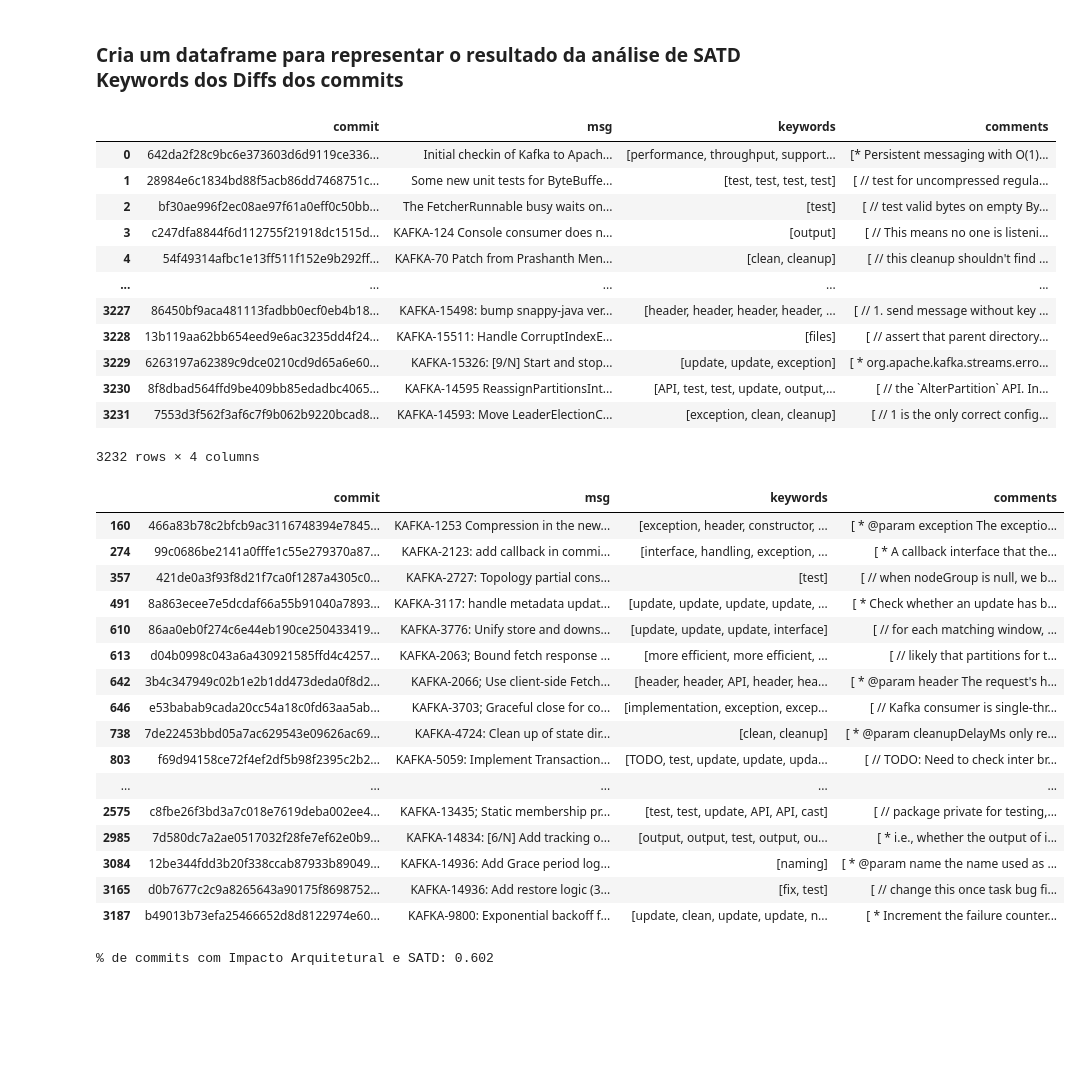
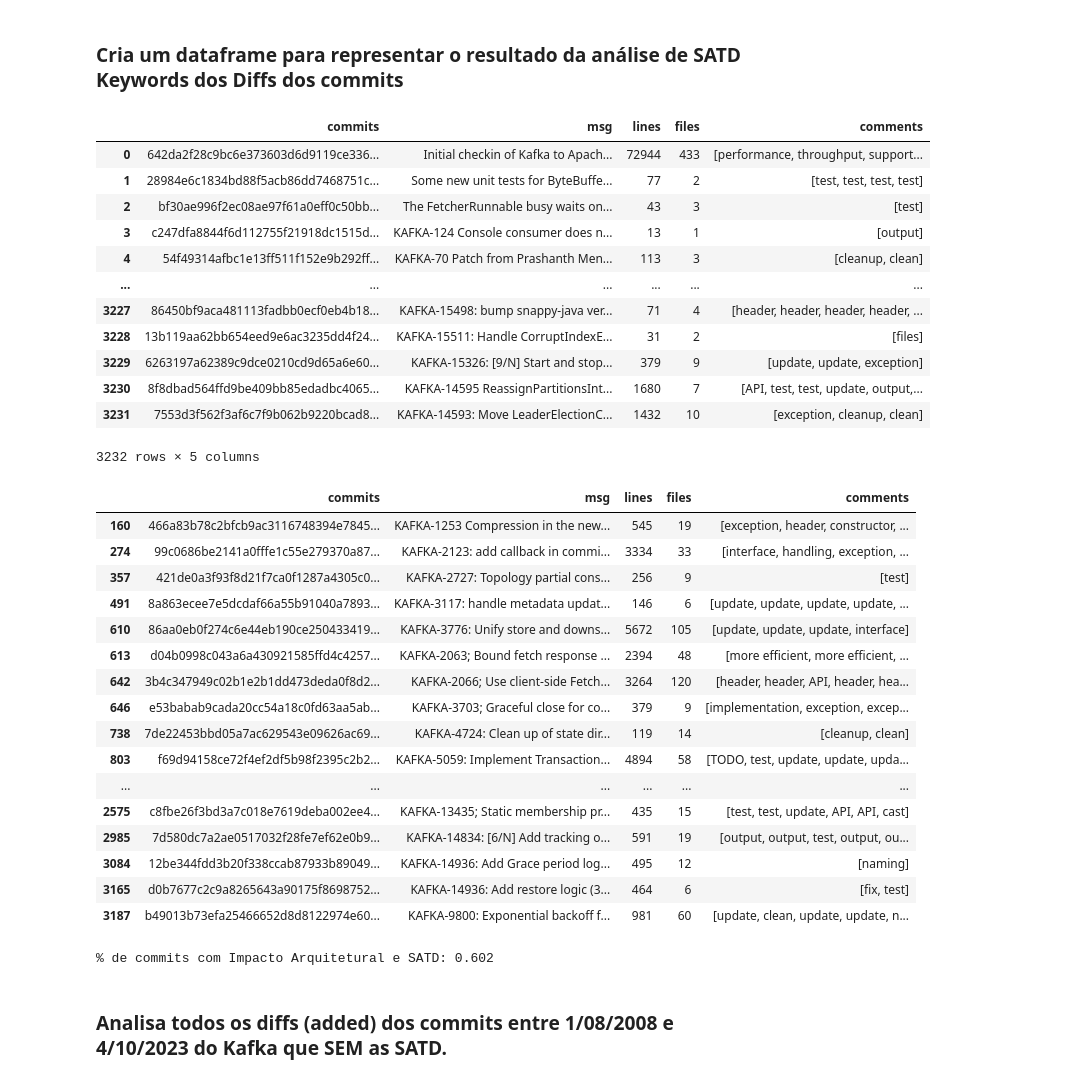
Before and after one commit to armandossrecife/my_validation, a Jupyter notebook: my_satd_kafka.ipynb, the cells around one changed output. Saved outputs shown, nothing was run; the diff lists cells and outputs as text; code cells hidden in the pictures; blank space fills up the shorter version.

```diff
--- a/my_satd_kafka.ipynb
+++ b/my_satd_kafka.ipynb
@@ -267,55 +339,57 @@ Aguarde...
 # %% [markdown]
 ### Cria um dataframe para representar o resultado da análise de SATD Keywords dos Diffs dos commits
 # %%
-l_commits, l_msgs, l_keywords, l_comments = [], [], [], []
+l_commits, l_msgs, l_lines, l_files, l_comments = [], [], [], [], []
 
 for k, v in dict_commit_diffs.items():
-  l_commits.append(k)
-  l_msgs.append(v[0])
-  l_keywords.append(v[1])
-  l_comments.append(v[2])
+    l_commits.append(k)
+    l_msgs.append(v[0])
+    l_lines.append(v[1])
+    l_files.append(v[2])
+    l_comments.append(v[3])
 
 dict_commit_diffs_aux = {
-    'commit': l_commits,
+    'commits': l_commits,
     'msg': l_msgs,
-    'keywords': l_keywords,
+    'lines': l_lines,
+    'files': l_files,
     'comments': l_comments
 }
 
 df_commit_diffs_aux = pd.DataFrame(dict_commit_diffs_aux)
 df_commit_diffs_aux
 # %% [output]
-|  | commit | msg | keywords | comments |
-| 0 | 642da2f28c9bc6e373603d6d9119ce336... | Initial checkin of Kafka to Apach... | [performance, throughput, support... | [* Persistent messaging with O(1)... |
-| 1 | 28984e6c1834bd88f5acb86dd7468751c... | Some new unit tests for ByteBuffe... | [test, test, test, test] | [ // test for uncompressed regula... |
-| 2 | bf30ae996f2ec08ae97f61a0eff0c50bb... | The FetcherRunnable busy waits on... | [test] | [ // test valid bytes on empty By... |
-| 3 | c247dfa8844f6d112755f21918dc1515d... | KAFKA-124 Console consumer does n... | [output] | [ // This means no one is listeni... |
-| 4 | 54f49314afbc1e13ff511f152e9b292ff... | KAFKA-70 Patch from Prashanth Men... | [clean, cleanup] | [ // this cleanup shouldn't find ... |
-| ... | ... | ... | ... | ... |
-| 3227 | 86450bf9aca481113fadbb0ecf0eb4b18... | KAFKA-15498: bump snappy-java ver... | [header, header, header, header, ... | [ // 1. send message without key ... |
-| 3228 | 13b119aa62bb654eed9e6ac3235dd4f24... | KAFKA-15511: Handle CorruptIndexE... | [files] | [ // assert that parent directory... |
-| 3229 | 6263197a62389c9dce0210cd9d65a6e60... | KAFKA-15326: [9/N] Start and stop... | [update, update, exception] | [ * org.apache.kafka.streams.erro... |
-| 3230 | 8f8dbad564ffd9be409bb85edadbc4065... | KAFKA-14595 ReassignPartitionsInt... | [API, test, test, update, output,... | [ // the `AlterPartition` API. In... |
-| 3231 | 7553d3f562f3af6c7f9b062b9220bcad8... | KAFKA-14593: Move LeaderElectionC... | [exception, clean, cleanup] | [ // 1 is the only correct config... |
+|  | commits | msg | lines | files | comments |
+| 0 | 642da2f28c9bc6e373603d6d9119ce336... | Initial checkin of Kafka to Apach... | 72944 | 433 | [performance, throughput, support... |
+| 1 | 28984e6c1834bd88f5acb86dd7468751c... | Some new unit tests for ByteBuffe... | 77 | 2 | [test, test, test, test] |
+| 2 | bf30ae996f2ec08ae97f61a0eff0c50bb... | The FetcherRunnable busy waits on... | 43 | 3 | [test] |
+| 3 | c247dfa8844f6d112755f21918dc1515d... | KAFKA-124 Console consumer does n... | 13 | 1 | [output] |
+| 4 | 54f49314afbc1e13ff511f152e9b292ff... | KAFKA-70 Patch from Prashanth Men... | 113 | 3 | [cleanup, clean] |
+| ... | ... | ... | ... | ... | ... |
+| 3227 | 86450bf9aca481113fadbb0ecf0eb4b18... | KAFKA-15498: bump snappy-java ver... | 71 | 4 | [header, header, header, header, ... |
+| 3228 | 13b119aa62bb654eed9e6ac3235dd4f24... | KAFKA-15511: Handle CorruptIndexE... | 31 | 2 | [files] |
+| 3229 | 6263197a62389c9dce0210cd9d65a6e60... | KAFKA-15326: [9/N] Start and stop... | 379 | 9 | [update, update, exception] |
+| 3230 | 8f8dbad564ffd9be409bb85edadbc4065... | KAFKA-14595 ReassignPartitionsInt... | 1680 | 7 | [API, test, test, update, output,... |
+| 3231 | 7553d3f562f3af6c7f9b062b9220bcad8... | KAFKA-14593: Move LeaderElectionC... | 1432 | 10 | [exception, cleanup, clean] |
-3232 rows × 4 columns
+3232 rows × 5 columns
 # %%
-df_kafka_commits_issues_yes_ai = df_commit_diffs_aux[df_commit_diffs_aux.commit.isin(lista_kafka_commits_issues_yes_ai)]
+df_kafka_commits_issues_yes_ai = df_commit_diffs_aux[df_commit_diffs_aux.commits.isin(lista_kafka_commits_issues_yes_ai)]
 df_kafka_commits_issues_yes_ai
 # %% [output]
-|  | commit | msg | keywords | comments |
-| 160 | 466a83b78c2bfcb9ac3116748394e7845... | KAFKA-1253 Compression in the new... | [exception, header, constructor, ... | [ * @param exception The exceptio... |
-| 274 | 99c0686be2141a0fffe1c55e279370a87... | KAFKA-2123: add callback in commi... | [interface, handling, exception, ... | [ * A callback interface that the... |
-| 357 | 421de0a3f93f8d21f7ca0f1287a4305c0... | KAFKA-2727: Topology partial cons... | [test] | [ // when nodeGroup is null, we b... |
-| 491 | 8a863ecee7e5dcdaf66a55b91040a7893... | KAFKA-3117: handle metadata updat... | [update, update, update, update, ... | [ * Check whether an update has b... |
-| 610 | 86aa0eb0f274c6e44eb190ce250433419... | KAFKA-3776: Unify store and downs... | [update, update, update, interface] | [ // for each matching window, ... |
-| 613 | d04b0998c043a6a430921585ffd4c4257... | KAFKA-2063; Bound fetch response ... | [more efficient, more efficient, ... | [ // likely that partitions for t... |
-| 642 | 3b4c347949c02b1e2b1dd473deda0f8d2... | KAFKA-2066; Use client-side Fetch... | [header, header, API, header, hea... | [ * @param header The request's h... |
-| 646 | e53babab9cada20cc54a18c0fd63aa5ab... | KAFKA-3703; Graceful close for co... | [implementation, exception, excep... | [ // Kafka consumer is single-thr... |
-| 738 | 7de22453bbd05a7ac629543e09626ac69... | KAFKA-4724: Clean up of state dir... | [clean, cleanup] | [ * @param cleanupDelayMs only re... |
-| 803 | f69d94158ce72f4ef2df5b98f2395c2b2... | KAFKA-5059: Implement Transaction... | [TODO, test, update, update, upda... | [ // TODO: Need to check inter br... |
-| ... | ... | ... | ... | ... |
-| 2575 | c8fbe26f3bd3a7c018e7619deba002ee4... | KAFKA-13435; Static membership pr... | [test, test, update, API, API, cast] | [ // package private for testing,... |
-| 2985 | 7d580dc7a2ae0517032f28fe7ef62e0b9... | KAFKA-14834: [6/N] Add tracking o... | [output, output, test, output, ou... | [ * i.e., whether the output of i... |
-| 3084 | 12be344fdd3b20f338ccab87933b89049... | KAFKA-14936: Add Grace period log... | [naming] | [ * @param name the name used as ... |
-| 3165 | d0b7677c2c9a8265643a90175f8698752... | KAFKA-14936: Add restore logic (3... | [fix, test] | [ // change this once task bug fi... |
-| 3187 | b49013b73efa25466652d8d8122974e60... | KAFKA-9800: Exponential backoff f... | [update, clean, update, update, n... | [ * Increment the failure counter... |
+|  | commits | msg | lines | files | comments |
+| 160 | 466a83b78c2bfcb9ac3116748394e7845... | KAFKA-1253 Compression in the new... | 545 | 19 | [exception, header, constructor, ... |
+| 274 | 99c0686be2141a0fffe1c55e279370a87... | KAFKA-2123: add callback in commi... | 3334 | 33 | [interface, handling, exception, ... |
+| 357 | 421de0a3f93f8d21f7ca0f1287a4305c0... | KAFKA-2727: Topology partial cons... | 256 | 9 | [test] |
+| 491 | 8a863ecee7e5dcdaf66a55b91040a7893... | KAFKA-3117: handle metadata updat... | 146 | 6 | [update, update, update, update, ... |
+| 610 | 86aa0eb0f274c6e44eb190ce250433419... | KAFKA-3776: Unify store and downs... | 5672 | 105 | [update, update, update, interface] |
+| 613 | d04b0998c043a6a430921585ffd4c4257... | KAFKA-2063; Bound fetch response ... | 2394 | 48 | [more efficient, more efficient, ... |
+| 642 | 3b4c347949c02b1e2b1dd473deda0f8d2... | KAFKA-2066; Use client-side Fetch... | 3264 | 120 | [header, header, API, header, hea... |
+| 646 | e53babab9cada20cc54a18c0fd63aa5ab... | KAFKA-3703; Graceful close for co... | 379 | 9 | [implementation, exception, excep... |
+| 738 | 7de22453bbd05a7ac629543e09626ac69... | KAFKA-4724: Clean up of state dir... | 119 | 14 | [cleanup, clean] |
+| 803 | f69d94158ce72f4ef2df5b98f2395c2b2... | KAFKA-5059: Implement Transaction... | 4894 | 58 | [TODO, test, update, update, upda... |
+| ... | ... | ... | ... | ... | ... |
+| 2575 | c8fbe26f3bd3a7c018e7619deba002ee4... | KAFKA-13435; Static membership pr... | 435 | 15 | [test, test, update, API, API, cast] |
+| 2985 | 7d580dc7a2ae0517032f28fe7ef62e0b9... | KAFKA-14834: [6/N] Add tracking o... | 591 | 19 | [output, output, test, output, ou... |
+| 3084 | 12be344fdd3b20f338ccab87933b89049... | KAFKA-14936: Add Grace period log... | 495 | 12 | [naming] |
+| 3165 | d0b7677c2c9a8265643a90175f8698752... | KAFKA-14936: Add restore logic (3... | 464 | 6 | [fix, test] |
+| 3187 | b49013b73efa25466652d8d8122974e60... | KAFKA-9800: Exponential backoff f... | 981 | 60 | [update, clean, update, update, n... |
@@ -324,3 +400,5 @@ p_commits_com_yes_ai = round(len(df_kafka_commits_issues_yes_ai)/len(lista_kafka
 print(f'% de commits com Impacto Arquitetural e SATD: {p_commits_com_yes_ai}')
 # %% [output]
 % de commits com Impacto Arquitetural e SATD: 0.602
+# %% [markdown]
+### Analisa todos os diffs (added) dos commits entre 1/08/2008 e 4/10/2023 do Kafka que SEM as SATD.
```
Also changed, not shown: parts of 12 cells of this notebook.
